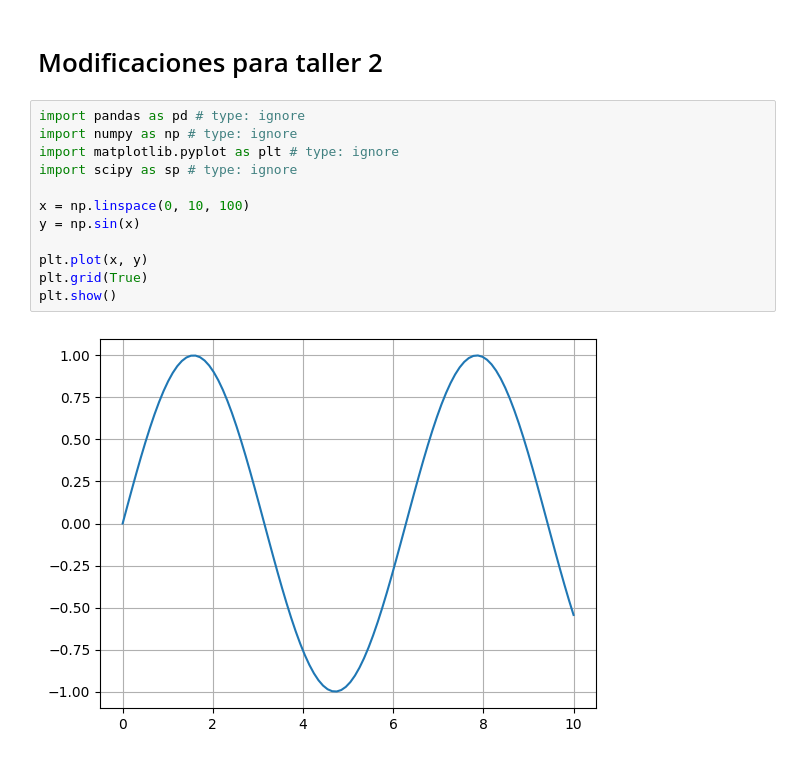
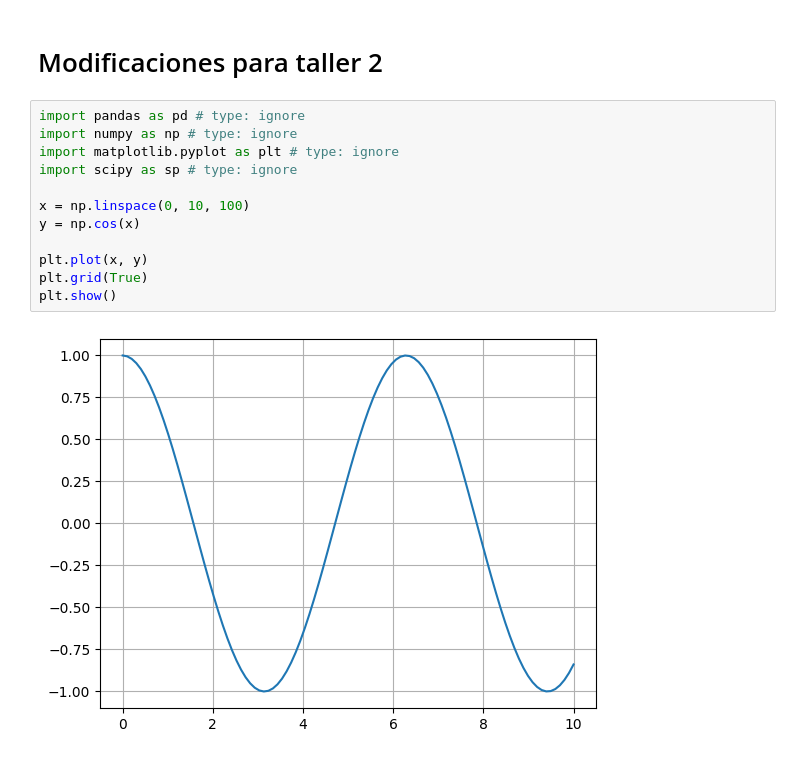
Before and after one commit to EstebanLN/Taller2-Esteban, a Jupyter notebook: Archivo_Soporte_Taller_1.ipynb, the cells around one changed output. Drawn from its saved outputs; the diff is of its cells as text.

```diff
--- a/Archivo_Soporte_Taller_1.ipynb
+++ b/Archivo_Soporte_Taller_1.ipynb
@@ -115,14 +115,14 @@ plt.show()
 # %%
 import pandas as pd # type: ignore
 import numpy as np # type: ignore
 import matplotlib.pyplot as plt # type: ignore
 import scipy as sp # type: ignore
 
 x = np.linspace(0, 10, 100)
-y = np.sin(x)
+y = np.cos(x)
 
 plt.plot(x, y)
 plt.grid(True)
 plt.show()
 # %% [output]
-[figure, old version]
+[figure, new version]
```
